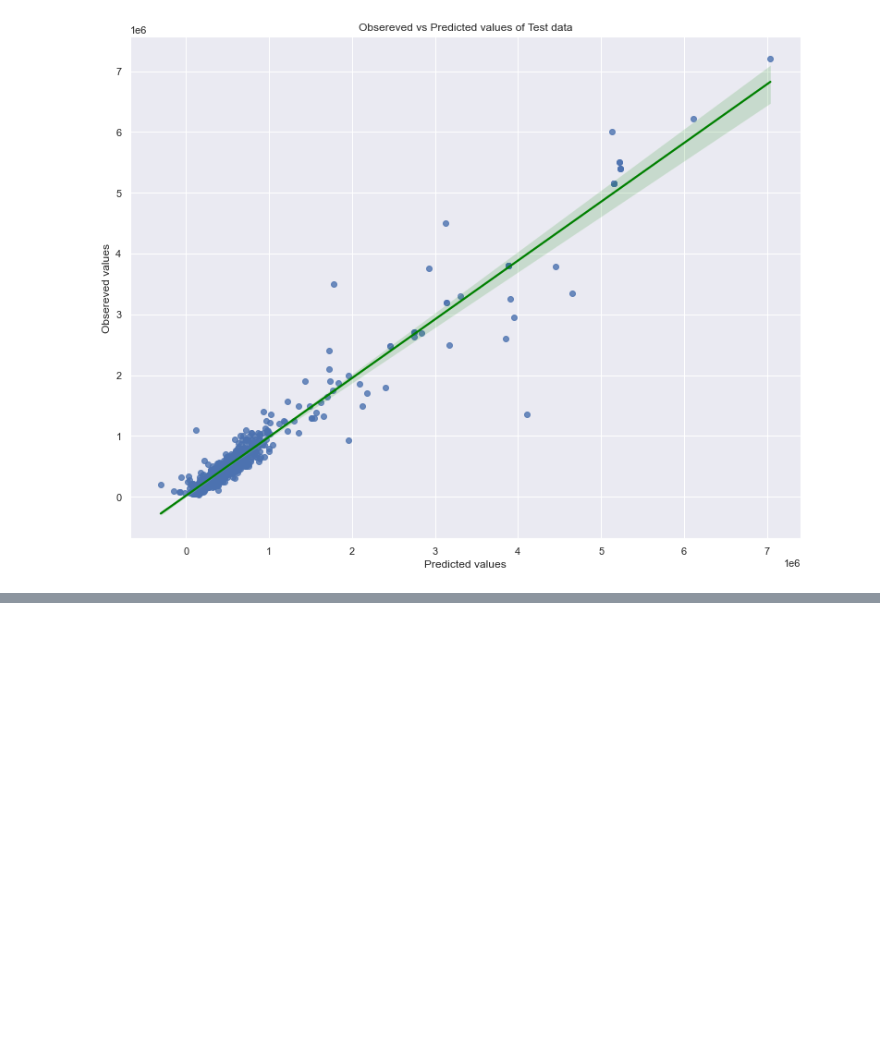
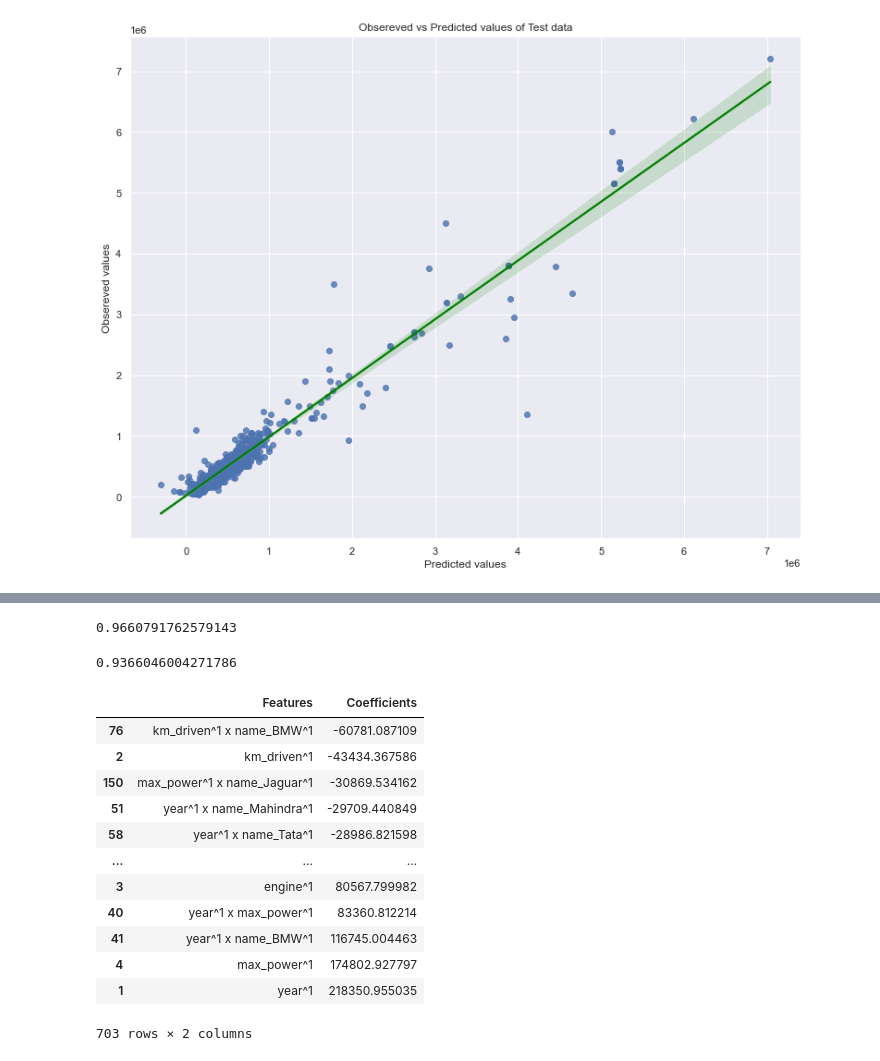
Before and after one commit to usama2298/Kaggle-Vehicle-Dataset-, a Jupyter notebook: Analysis.ipynb, the cells around one changed output, grey strips where cells are left out. Cells and saved outputs as stored; diff of their text form; code cells hidden in the pictures; blank space fills up the shorter version.

```diff
--- a/Analysis.ipynb
+++ b/Analysis.ipynb
@@ -433,0 +395,12 @@ xTrain_Scaled.n
+# %%
+xTrain_Transformed = StandScaler(xTrain)
+xTrain_Transformed = PolyFeatures(xTrain_Transformed, 2)
+xTest_Transformed = StandScaler(xTest)
+xTest_Transformed = PolyFeatures(xTest_Transformed, 2)
+# %%
+ridge = Ridge(alpha=192.16474154711673) # we already have a value of alpha from grid search
+
+ridge.fit(xTrain_Transformed, yTrain)
+ridge.score(xTrain_Transformed, yTrain)
+# %% [output]
+0.9660791762579143
@@ -433,0 +409,22 @@ xTrain_Scaled.n
+# %%
+r2_score(yTest, yPred)
+# %% [output]
+0.9366046004271786
+# %%
+df_importances = pd.DataFrame({'Features': xTrain_Transformed.columns, 'Coefficients': ridge.coef_,})
+# %%
+df_importances.sort_values('Coefficients')
+# %% [output]
+|  | Features | Coefficients |
+| 76 | km_driven^1 x name_BMW^1 | -60781.087109 |
+| 2 | km_driven^1 | -43434.367586 |
+| 150 | max_power^1 x name_Jaguar^1 | -30869.534162 |
+| 51 | year^1 x name_Mahindra^1 | -29709.440849 |
+| 58 | year^1 x name_Tata^1 | -28986.821598 |
+| ... | ... | ... |
+| 3 | engine^1 | 80567.799982 |
+| 40 | year^1 x max_power^1 | 83360.812214 |
+| 41 | year^1 x name_BMW^1 | 116745.004463 |
+| 4 | max_power^1 | 174802.927797 |
+| 1 | year^1 | 218350.955035 |
+703 rows × 2 columns
```
Also changed, not shown: parts of 8 cells of this notebook.
